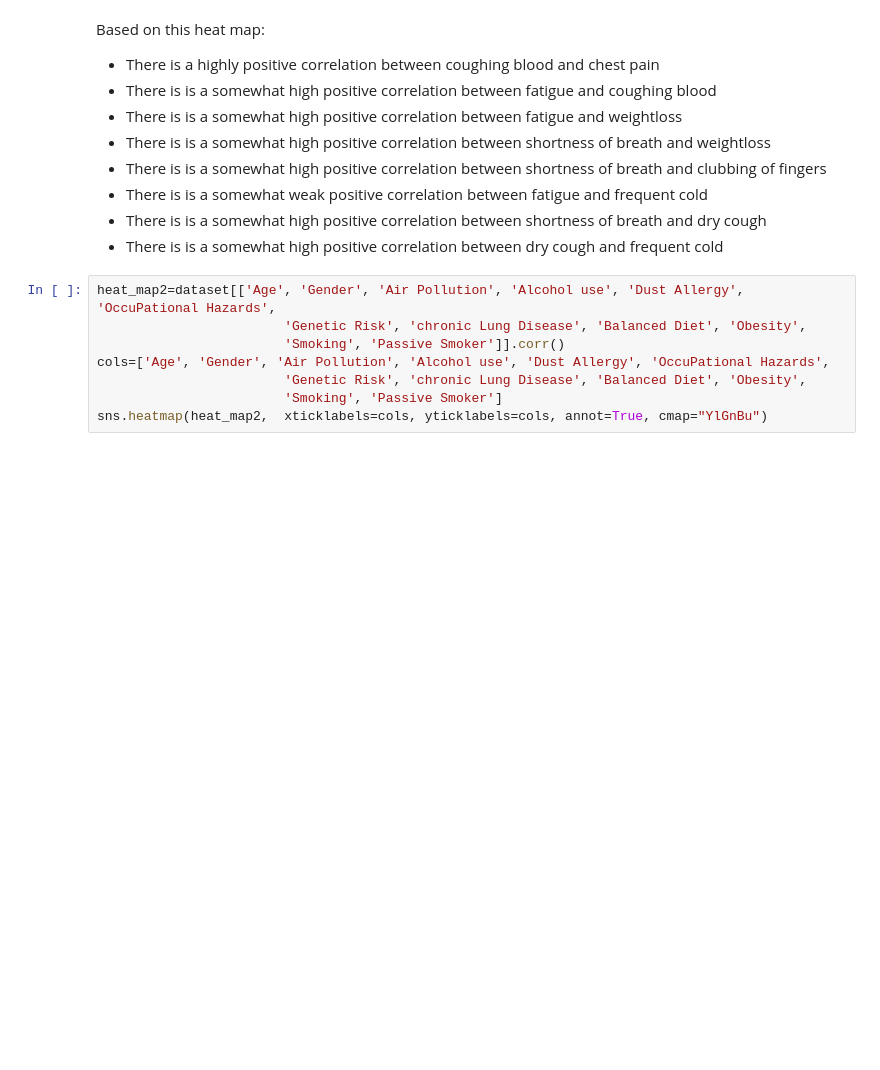
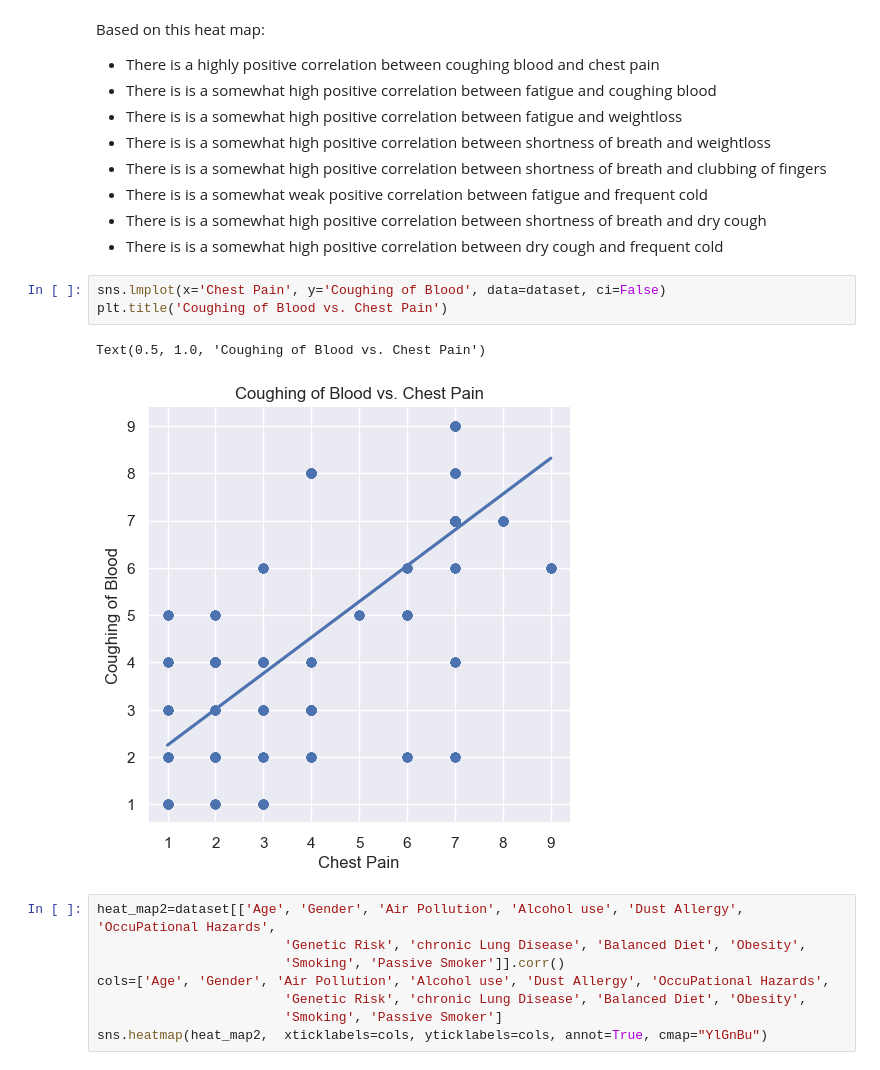
Before and after one commit to Graviton12/DS160_Final_Project_SZM, a Jupyter notebook: DS 160 Final Project SZM.ipynb, the cells around one changed output. Cells and saved outputs as stored; diff of their text form; blank space fills up the shorter version.

```diff
--- a/DS 160 Final Project SZM.ipynb
+++ b/DS 160 Final Project SZM.ipynb
@@ -374,6 +392,12 @@ Based on this heat map:
 * There is is a somewhat weak positive correlation between fatigue and frequent cold
 * There is is a somewhat high positive correlation between shortness of breath and dry cough
 * There is is a somewhat high positive correlation between dry cough and frequent cold
+# %%
+sns.lmplot(x='Chest Pain', y='Coughing of Blood', data=dataset, ci=False)
+plt.title('Coughing of Blood vs. Chest Pain')
+# %% [output]
+Text(0.5, 1.0, 'Coughing of Blood vs. Chest Pain')
+[figure, added]
 # %%
 heat_map2=dataset[['Age', 'Gender', 'Air Pollution', 'Alcohol use', 'Dust Allergy', 'OccuPational Hazards',
                         'Genetic Risk', 'chronic Lung Disease', 'Balanced Diet', 'Obesity',
```
Also changed, not shown: parts of 17 cells of this notebook.
